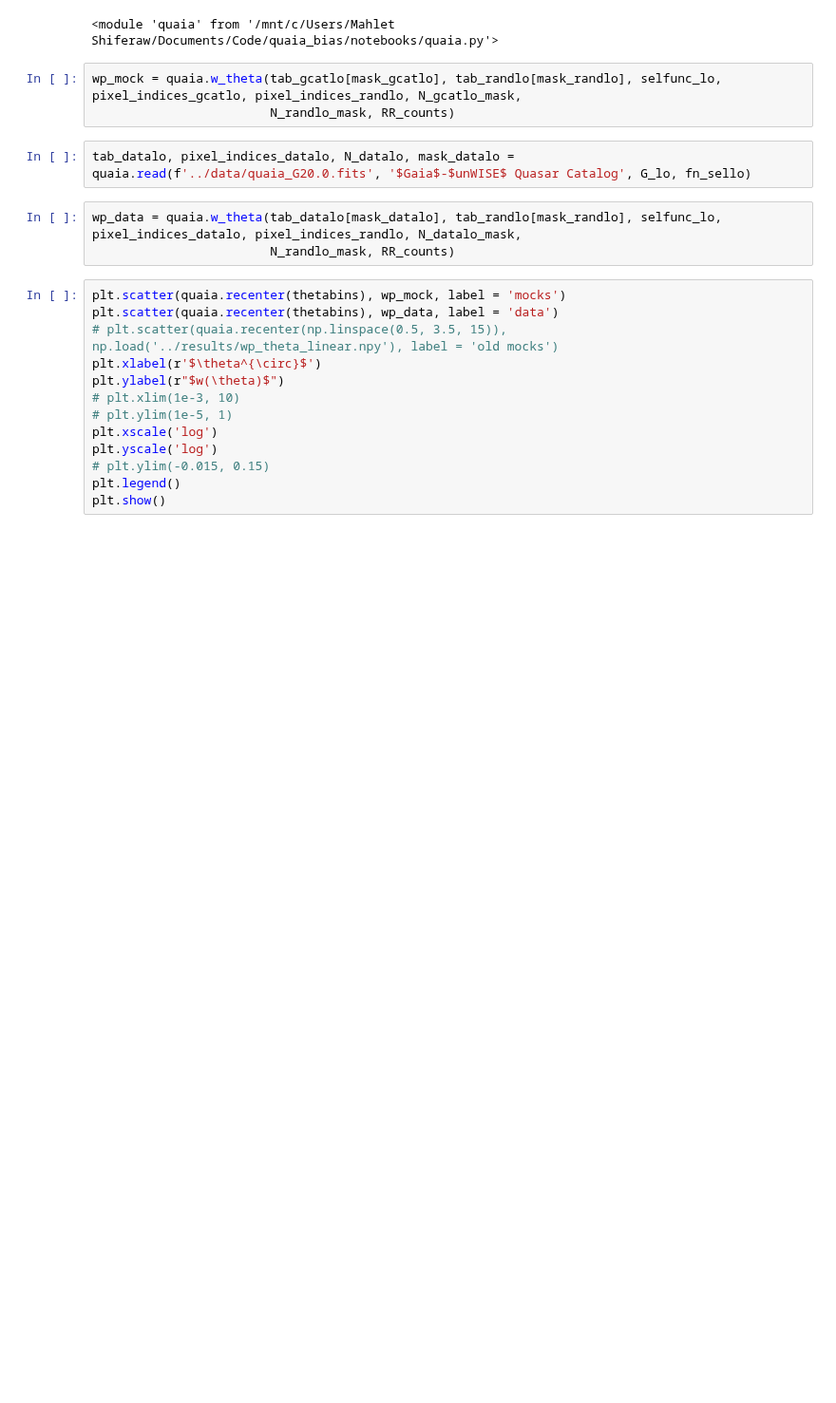
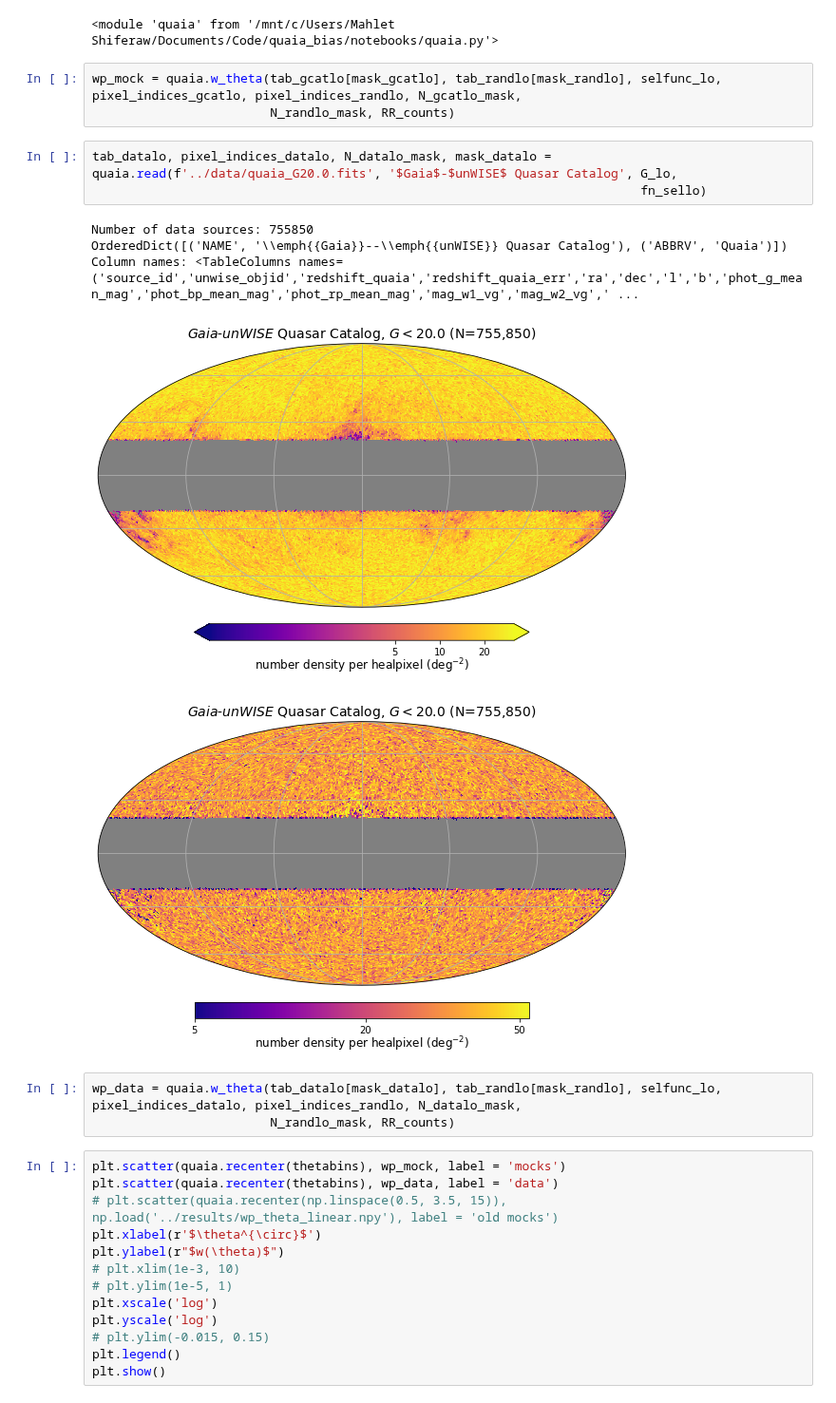
Before and after one commit to mshiferaw/quaia_bias, a Jupyter notebook: notebooks/2025-06-19_measure_w_theta_new_mocks.ipynb, the cells around one changed output. Shown at 95% size. Drawn from its saved outputs; the diff is of its cells as text; blank space fills up the shorter version.

Commit message:
fix N_mask bug

```diff
--- a/notebooks/2025-06-19_measure_w_theta_new_mocks.ipynb
+++ b/notebooks/2025-06-19_measure_w_theta_new_mocks.ipynb
@@ -422,7 +428,14 @@ importlib.reload(quaia)
 wp_mock = quaia.w_theta(tab_gcatlo[mask_gcatlo], tab_randlo[mask_randlo], selfunc_lo, pixel_indices_gcatlo, pixel_indices_randlo, N_gcatlo_mask,
                         N_randlo_mask, RR_counts)
 # %%
-tab_datalo, pixel_indices_datalo, N_datalo, mask_datalo = quaia.read(f'../data/quaia_G20.0.fits', '$Gaia$-$unWISE$ Quasar Catalog', G_lo, fn_sello)
+tab_datalo, pixel_indices_datalo, N_datalo_mask, mask_datalo = quaia.read(f'../data/quaia_G20.0.fits', '$Gaia$-$unWISE$ Quasar Catalog', G_lo,
+                                                                          fn_sello)
+# %% [output]
+Number of data sources: 755850
+OrderedDict([('NAME', '\\emph{{Gaia}}--\\emph{{unWISE}} Quasar Catalog'), ('ABBRV', 'Quaia')])
+Column names: <TableColumns names=('source_id','unwise_objid','redshift_quaia','redshift_quaia_err','ra','dec','l','b','phot_g_mean_mag','phot_bp_mean_mag','phot_rp_mean_mag','mag_w1_vg','mag_w2_vg',' ...
+[figure, added]
+[figure, added]
 # %%
 wp_data = quaia.w_theta(tab_datalo[mask_datalo], tab_randlo[mask_randlo], selfunc_lo, pixel_indices_datalo, pixel_indices_randlo, N_datalo_mask,
                         N_randlo_mask, RR_counts)
```
Also changed, not shown: parts of 11 cells of this notebook, 2 other files.
